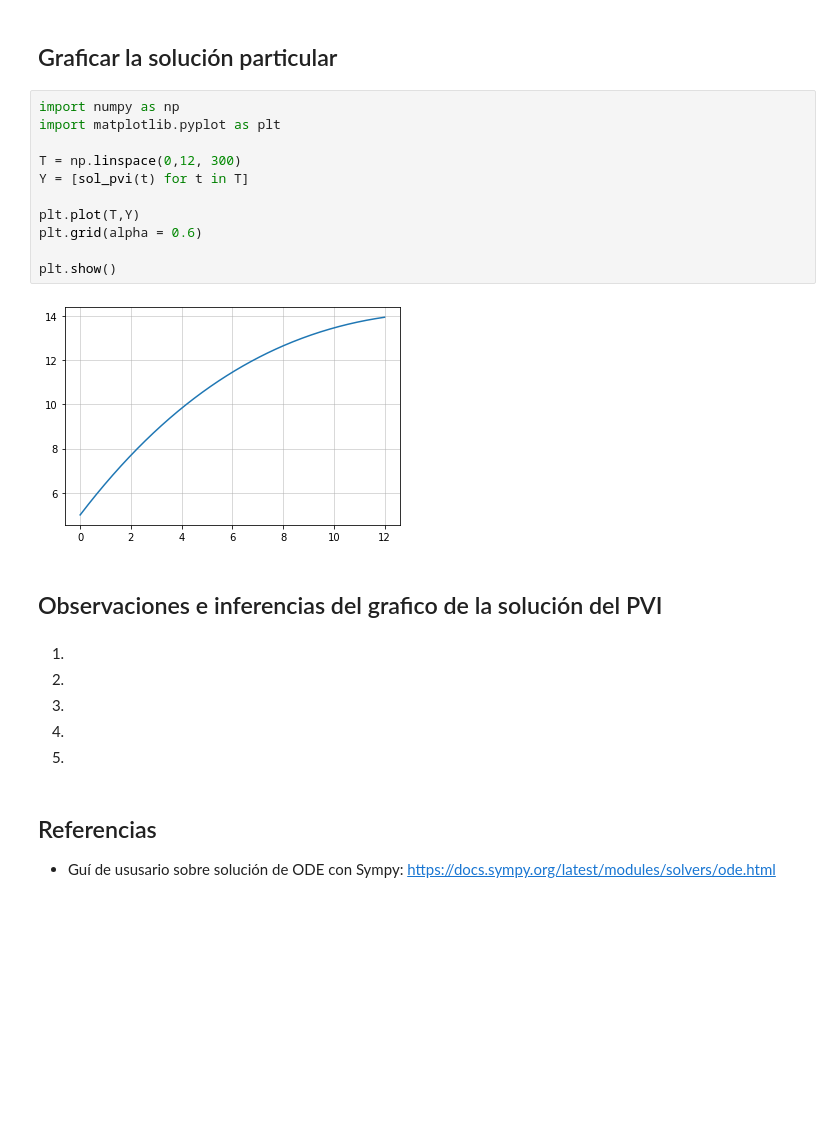
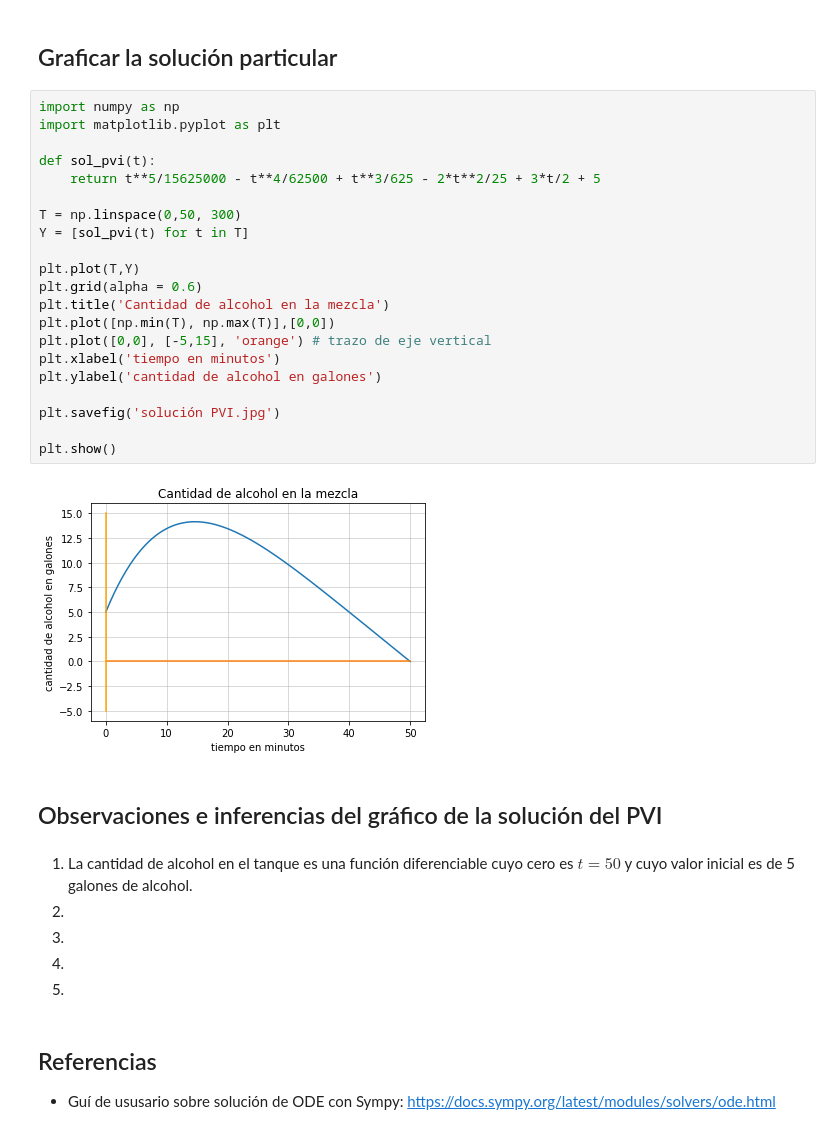
Before and after one commit to marco-canas/edo, a Jupyter notebook: banco_preguntas/trabajo_final_dinamica_poblacional/6_sierra_vergara/sierra_mezcla.ipynb, the cells around one changed output. Saved outputs shown, nothing was run; the diff lists cells and outputs as text; blank space fills up the shorter version.

Commit message:
adición de avance sobre problema de vaciado de tanques y mezclas

```diff
--- a/banco_preguntas/trabajo_final_dinamica_poblacional/6_sierra_vergara/sierra_mezcla.ipynb
+++ b/banco_preguntas/trabajo_final_dinamica_poblacional/6_sierra_vergara/sierra_mezcla.ipynb
@@ -133,20 +188,30 @@ interactive(children=(IntSlider(value=5, description='C1', max=8, min=5), Output
 # %%
 import numpy as np
 import matplotlib.pyplot as plt
 
-T = np.linspace(0,12, 300)
+def sol_pvi(t):
+    return t**5/15625000 - t**4/62500 + t**3/625 - 2*t**2/25 + 3*t/2 + 5
+
+T = np.linspace(0,50, 300)
 Y = [sol_pvi(t) for t in T]
 
 plt.plot(T,Y)
 plt.grid(alpha = 0.6)
+plt.title('Cantidad de alcohol en la mezcla')
+plt.plot([np.min(T), np.max(T)],[0,0])
+plt.plot([0,0], [-5,15], 'orange') # trazo de eje vertical
+plt.xlabel('tiempo en minutos')
+plt.ylabel('cantidad de alcohol en galones')
+
+plt.savefig('solución PVI.jpg')
 
 plt.show()
 # %% [output]
-[figure, old version]
+[figure, new version]
 # %% [markdown]
-## Observaciones e inferencias del grafico de la solución del PVI
+## Observaciones e inferencias del gráfico de la solución del PVI
 # %% [markdown]
-1.
+1. La cantidad de alcohol en el tanque es una función diferenciable cuyo cero es $t = 50$ y cuyo valor inicial es de 5 galones de alcohol.
 2.
 3.
 4.
```
Also changed, not shown: parts of 23 cells of this notebook, 2 other files.
